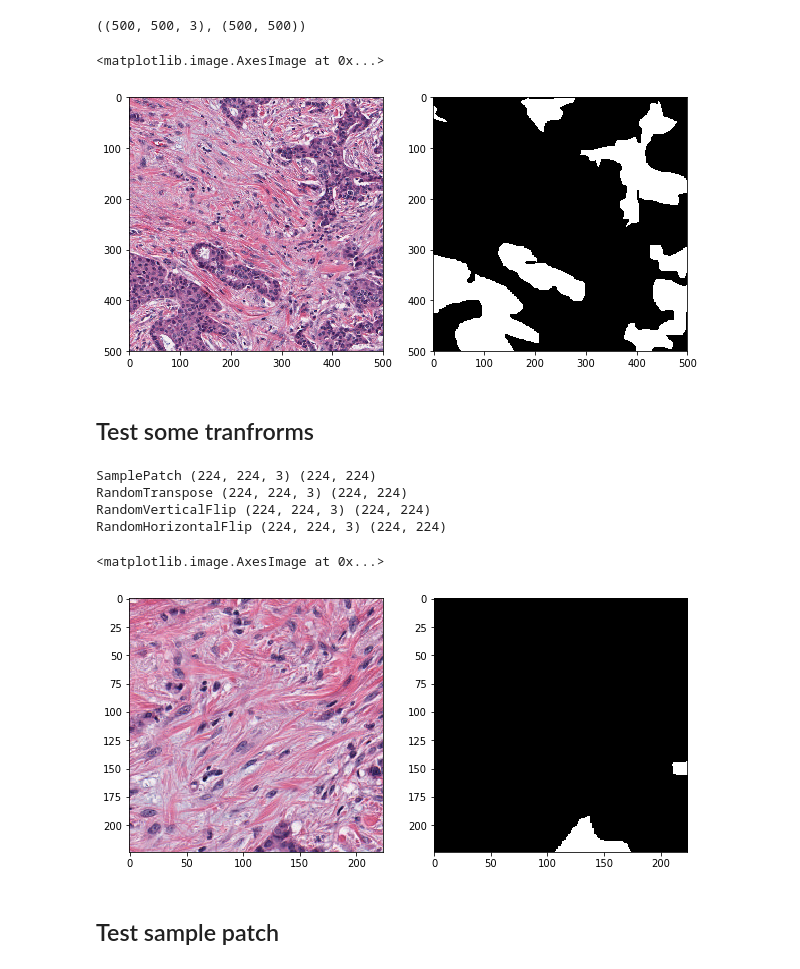
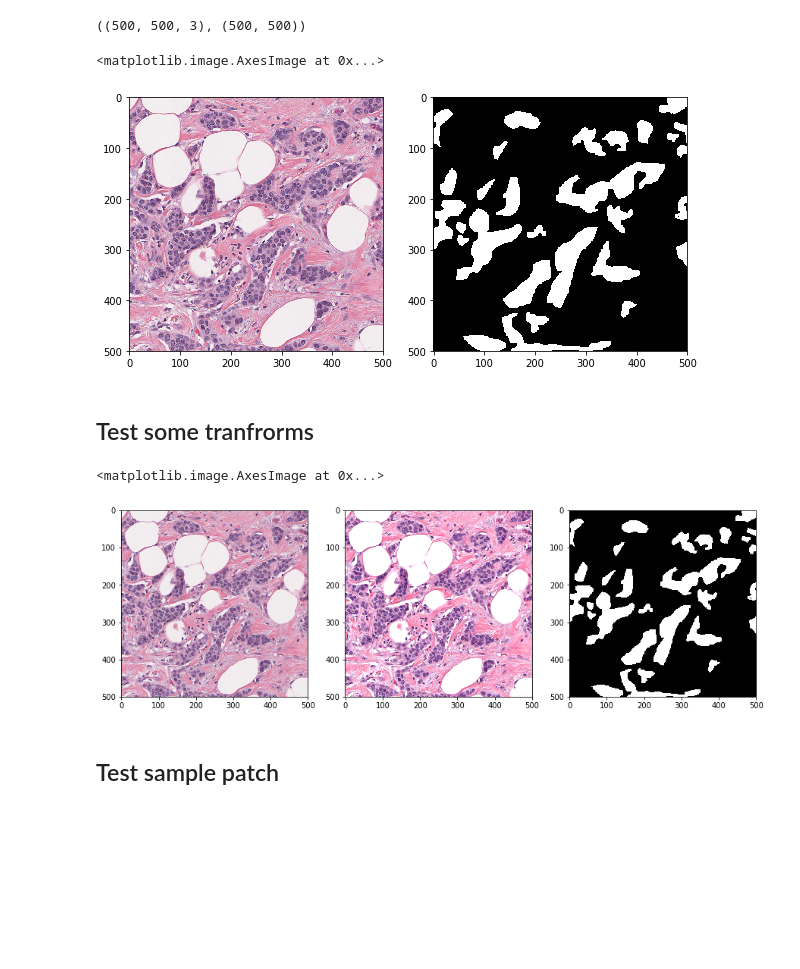
Before and after one commit to jgc128/topcoder_pathimage_segmentation, a Jupyter notebook: test_image_augmentation.ipynb, the cells around one changed output. Cells and saved outputs as stored; diff of their text form; code cells hidden in the pictures; blank space fills up the shorter version.

Commit message:
More augmentation and prediction on smaller patches

```diff
--- a/test_image_augmentation.ipynb
+++ b/test_image_augmentation.ipynb
@@ -38,7 +39,7 @@ for ax_img, ax_mask in zip(axes_img, axes_mask):
 # %% [markdown]
 # Test augmentation
 # %%
-image, mask = dataset[3]
+image, mask = dataset[1]
 # %%
 image.shape, mask.shape
 # %% [output]
@@ -49,6 +50,6 @@ ax1.imshow(image)
 ax2.imshow(mask, cmap='gray')
 # %% [output]
 <matplotlib.image.AxesImage at 0x...>
-[figure, old version]
+[figure, new version]
 # %% [markdown]
 ## Test some tranfrorms
@@ -61,0 +56,11 @@ transform = ImageMaskTransformsCompose([
+# %%
+transform = ImageMaskTransformsCompose([
+#     SamplePatch(224),
+#     RandomTranspose(),
+#     RandomVerticalFlip(),
+#     RandomHorizontalFlip(),
+    Add(-50, 50, per_channel=False),
+    ContrastNormalization(0.5, 1.5, per_channel=False),
+    Rotate(-30, 30, mode='reflect'),
+    Rotate90n(),
+])
@@ -62,15 +69,11 @@ transform = ImageMaskTransformsCompose([
 # %%
-image_t, mask_t = transform(image, mask)
-fig, (ax1, ax2) = plt.subplots(1, 2, figsize=(10,5))
-ax1.imshow(image_t)
-ax2.imshow(mask_t, cmap='gray')
+fig, (ax1, ax2, ax3) = plt.subplots(1, 3, figsize=(15,5))
+ax1.imshow(image)
+ax2.imshow(image_t)
+ax3.imshow(mask_t, cmap='gray')
 # %% [output]
-SamplePatch (224, 224, 3) (224, 224)
-RandomTranspose (224, 224, 3) (224, 224)
-RandomVerticalFlip (224, 224, 3) (224, 224)
-RandomHorizontalFlip (224, 224, 3) (224, 224)
+<matplotlib.image.AxesImage at 0x...>
-<matplotlib.image.AxesImage at 0x...>
-[figure, old version]
+[figure, new version]
 # %% [markdown]
 ## Test sample patch
 # %%
```
Also changed, not shown: parts of 4 cells of this notebook, 6 other files.
